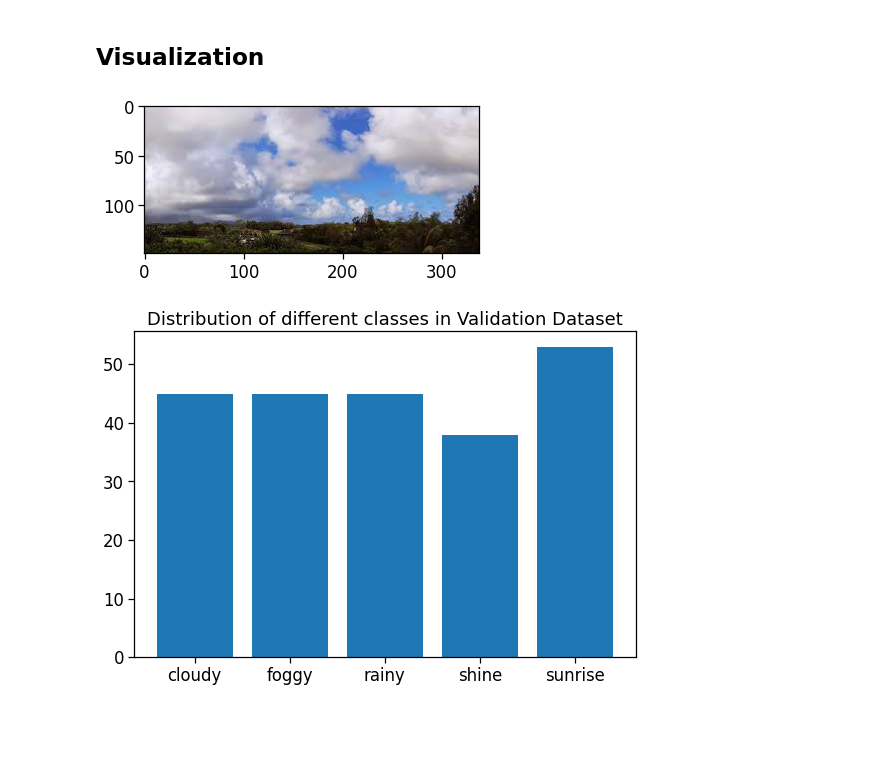
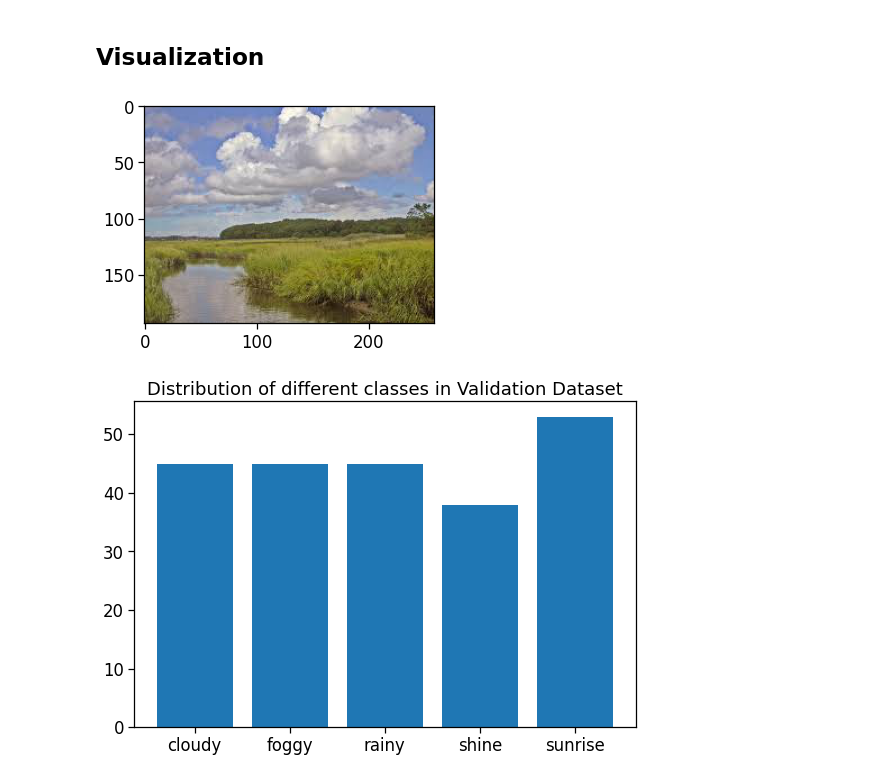
Before and after one commit to AnjanaGJoseph/Climate-Classification, a Jupyter notebook: climate_classification.ipynb, the cells around one changed output. Saved outputs shown, nothing was run; the diff lists cells and outputs as text; code cells hidden in the pictures; blank space fills up the shorter version.

```diff
--- a/climate_classification.ipynb
+++ b/climate_classification.ipynb
@@ -181,10 +179,10 @@ Training sunrise images are: 297
 # %% [markdown]
 ## Visualization
 # %%
-sample_data = mpimg.imread("/content/dataset2/Data/training/cloudy/cloudy101.jpg")
+sample_data = mpimg.imread("/content/dataset2/Data/training/cloudy/cloudy100.jpg")
 img = plt.imshow(sample_data)
 # %% [output]
-[figure, old version]
+[figure, new version]
 # %%
 mimage_folder = ['cloudy', 'foggy', 'rainy', 'shine', 'sunrise']
 nimgs = {}
```
Also changed, not shown: parts of 7 cells of this notebook.
